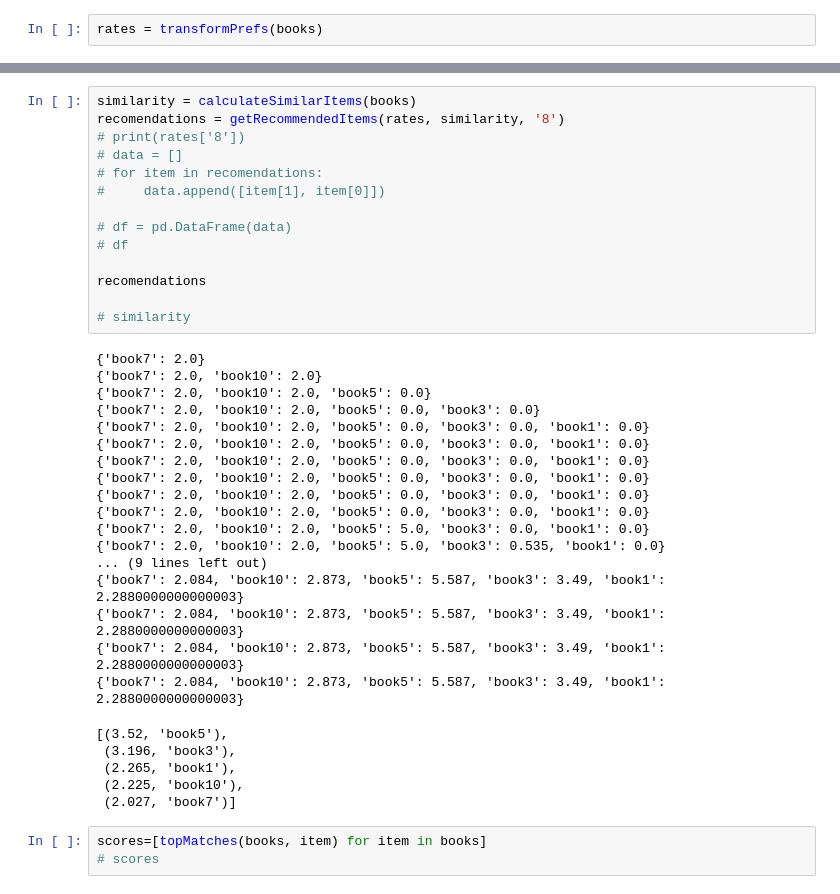
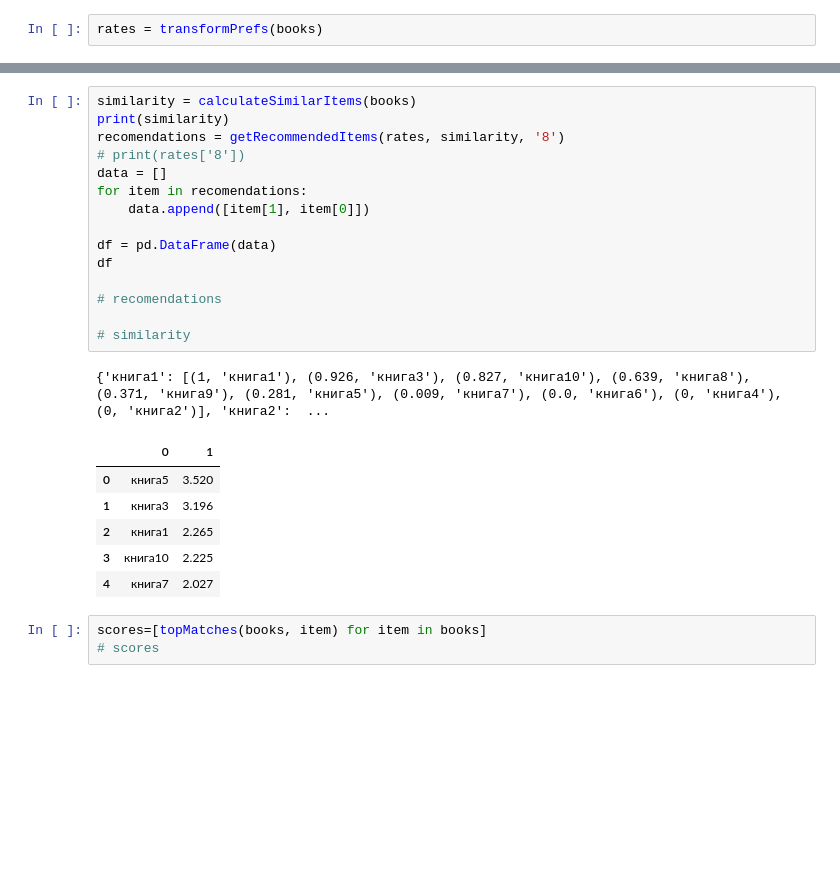
Before and after one commit to pyaryna/masters, a Jupyter notebook: python/collaborative filtering/calculation.ipynb, the cells around one changed output, grey strips where cells are left out. Saved outputs shown, nothing was run; the diff lists cells and outputs as text; blank space fills up the shorter version.

```diff
--- a/python/collaborative filtering/calculation.ipynb
+++ b/python/collaborative filtering/calculation.ipynb
@@ -662,41 +692,27 @@ def getRecommendedItems(prefs, itemMatch, user):
     return rankings
 # %%
 similarity = calculateSimilarItems(books)
+print(similarity)
 recomendations = getRecommendedItems(rates, similarity, '8')
 # print(rates['8'])
-# data = []
-# for item in recomendations:
-#     data.append([item[1], item[0]])
+data = []
+for item in recomendations:
+    data.append([item[1], item[0]])
 
-# df = pd.DataFrame(data)
-# df
+df = pd.DataFrame(data)
+df
 
-recomendations
+# recomendations
 
 # similarity
 # %% [output]
-{'book7': 2.0}
-{'book7': 2.0, 'book10': 2.0}
-{'book7': 2.0, 'book10': 2.0, 'book5': 0.0}
-{'book7': 2.0, 'book10': 2.0, 'book5': 0.0, 'book3': 0.0}
-{'book7': 2.0, 'book10': 2.0, 'book5': 0.0, 'book3': 0.0, 'book1': 0.0}
-{'book7': 2.0, 'book10': 2.0, 'book5': 0.0, 'book3': 0.0, 'book1': 0.0}
-{'book7': 2.0, 'book10': 2.0, 'book5': 0.0, 'book3': 0.0, 'book1': 0.0}
-{'book7': 2.0, 'book10': 2.0, 'book5': 0.0, 'book3': 0.0, 'book1': 0.0}
-{'book7': 2.0, 'book10': 2.0, 'book5': 0.0, 'book3': 0.0, 'book1': 0.0}
-{'book7': 2.0, 'book10': 2.0, 'book5': 0.0, 'book3': 0.0, 'book1': 0.0}
-{'book7': 2.0, 'book10': 2.0, 'book5': 5.0, 'book3': 0.0, 'book1': 0.0}
-{'book7': 2.0, 'book10': 2.0, 'book5': 5.0, 'book3': 0.535, 'book1': 0.0}
-... (9 lines left out)
-{'book7': 2.084, 'book10': 2.873, 'book5': 5.587, 'book3': 3.49, 'book1': 2.2880000000000003}
-{'book7': 2.084, 'book10': 2.873, 'book5': 5.587, 'book3': 3.49, 'book1': 2.2880000000000003}
-{'book7': 2.084, 'book10': 2.873, 'book5': 5.587, 'book3': 3.49, 'book1': 2.2880000000000003}
-{'book7': 2.084, 'book10': 2.873, 'book5': 5.587, 'book3': 3.49, 'book1': 2.2880000000000003}
+{'книга1': [(1, 'книга1'), (0.926, 'книга3'), (0.827, 'книга10'), (0.639, 'книга8'), (0.371, 'книга9'), (0.281, 'книга5'), (0.009, 'книга7'), (0.0, 'книга6'), (0, 'книга4'), (0, 'книга2')], 'книга2':  ...
-[(3.52, 'book5'),
- (3.196, 'book3'),
- (2.265, 'book1'),
- (2.225, 'book10'),
- (2.027, 'book7')]
+|  | 0 | 1 |
+| 0 | книга5 | 3.520 |
+| 1 | книга3 | 3.196 |
+| 2 | книга1 | 2.265 |
+| 3 | книга10 | 2.225 |
+| 4 | книга7 | 2.027 |
 # %%
 scores=[topMatches(books, item) for item in books]
 # scores
```
Also changed, not shown: parts of 4 cells of this notebook, 10 other files.
